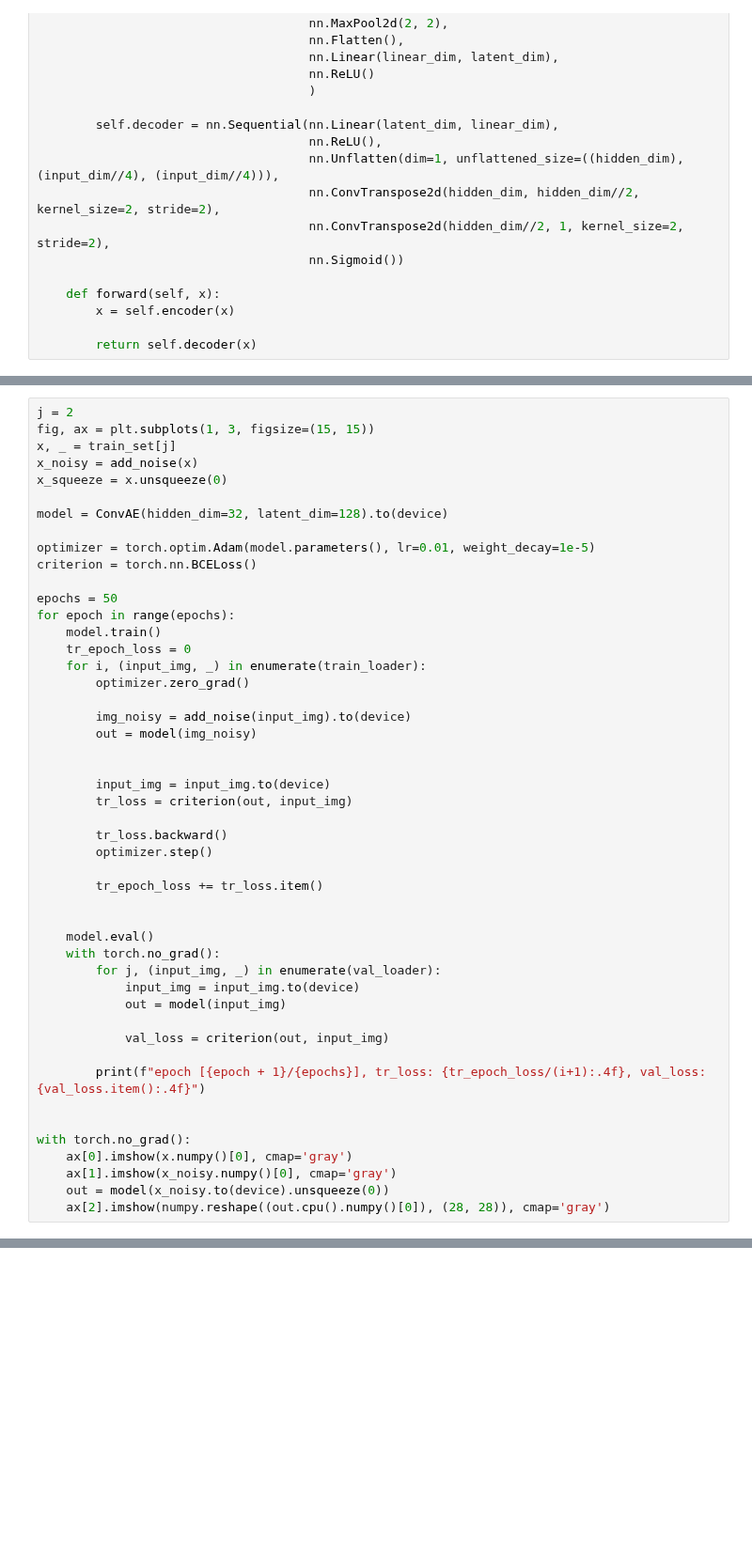
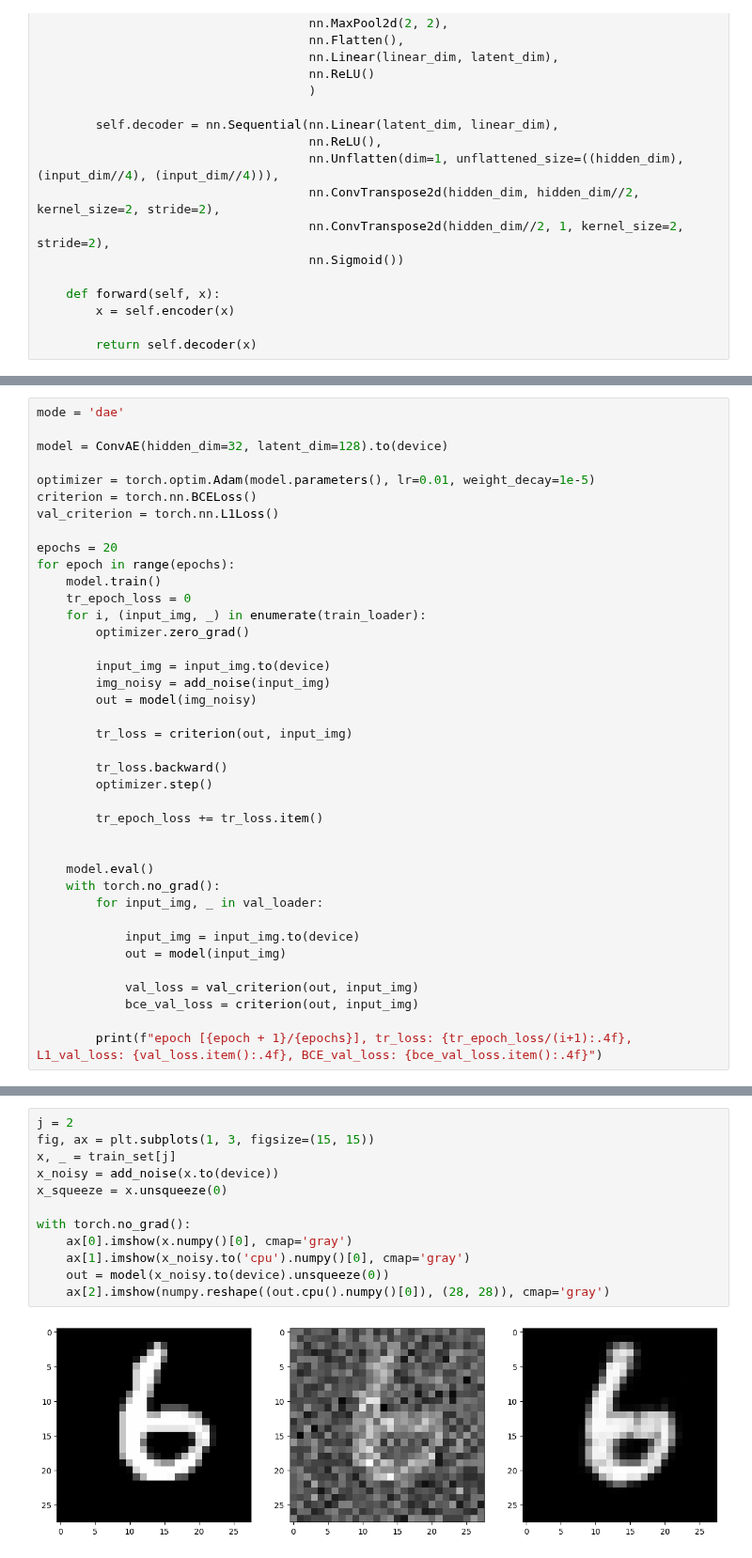
Before and after one commit to JacopoRaffi/ISPR_Assignments, a Jupyter notebook: Assignment3/ISPR_Midterm3_Assignment1_JacopoRaffi.ipynb, the cells around one changed output, grey strips where cells are left out. Shown at 94% size. Cells and saved outputs as stored; diff of their text form; blank space fills up the shorter version.

```diff
--- a/Assignment3/ISPR_Midterm3_Assignment1_JacopoRaffi.ipynb
+++ b/Assignment3/ISPR_Midterm3_Assignment1_JacopoRaffi.ipynb
@@ -93,27 +93,23 @@ test_loader = torch.utils.data.DataLoader(test_data, batch_size=len(test_data))
 # %%
-j = 2
-fig, ax = plt.subplots(1, 3, figsize=(15, 15))
-x, _ = train_set[j]
-x_noisy = add_noise(x)
-x_squeeze = x.unsqueeze(0)
+mode = 'dae'
 
 model = ConvAE(hidden_dim=32, latent_dim=128).to(device)
 
 optimizer = torch.optim.Adam(model.parameters(), lr=0.01, weight_decay=1e-5)
 criterion = torch.nn.BCELoss()
+val_criterion = torch.nn.L1Loss()
 
-epochs = 50
+epochs = 20
 for epoch in range(epochs):
     model.train()
     tr_epoch_loss = 0
     for i, (input_img, _) in enumerate(train_loader):
         optimizer.zero_grad()
 
-        img_noisy = add_noise(input_img).to(device)
+        input_img = input_img.to(device)
+        img_noisy = add_noise(input_img)
         out = model(img_noisy)
 
-
-        input_img = input_img.to(device)
         tr_loss = criterion(out, input_img)
 
         tr_loss.backward()
@@ -124,18 +120,13 @@ for epoch in range(epochs):
 
     model.eval()
     with torch.no_grad():
-        for j, (input_img, _) in enumerate(val_loader):
+        for input_img, _ in val_loader:
+
             input_img = input_img.to(device)
             out = model(input_img)
 
-            val_loss = criterion(out, input_img)
+            val_loss = val_criterion(out, input_img)
+            bce_val_loss = criterion(out, input_img)
 
-        print(f"epoch [{epoch + 1}/{epochs}], tr_loss: {tr_epoch_loss/(i+1):.4f}, val_loss: {val_loss.item():.4f}")
-
-
-with torch.no_grad():
-    ax[0].imshow(x.numpy()[0], cmap='gray')
-    ax[1].imshow(x_noisy.numpy()[0], cmap='gray')
-    out = model(x_noisy.to(device).unsqueeze(0))
-    ax[2].imshow(numpy.reshape((out.cpu().numpy()[0]), (28, 28)), cmap='gray')
+        print(f"epoch [{epoch + 1}/{epochs}], tr_loss: {tr_epoch_loss/(i+1):.4f}, L1_val_loss: {val_loss.item():.4f}, BCE_val_loss: {bce_val_loss.item():.4f}")
 # %% [output]
@@ -160,3 +153,17 @@ epoch [50/50], tr_loss: 0.0781, val_loss: 0.0667
+# %%
+j = 2
+fig, ax = plt.subplots(1, 3, figsize=(15, 15))
+x, _ = train_set[j]
+x_noisy = add_noise(x.to(device))
+x_squeeze = x.unsqueeze(0)
+
+with torch.no_grad():
+    ax[0].imshow(x.numpy()[0], cmap='gray')
+    ax[1].imshow(x_noisy.to('cpu').numpy()[0], cmap='gray')
+    out = model(x_noisy.to(device).unsqueeze(0))
+    ax[2].imshow(numpy.reshape((out.cpu().numpy()[0]), (28, 28)), cmap='gray')
+# %% [output]
+[figure, added]
 # %%
 model.eval()
 with torch.no_grad():
```
Also changed, not shown: parts of 8 cells of this notebook.
